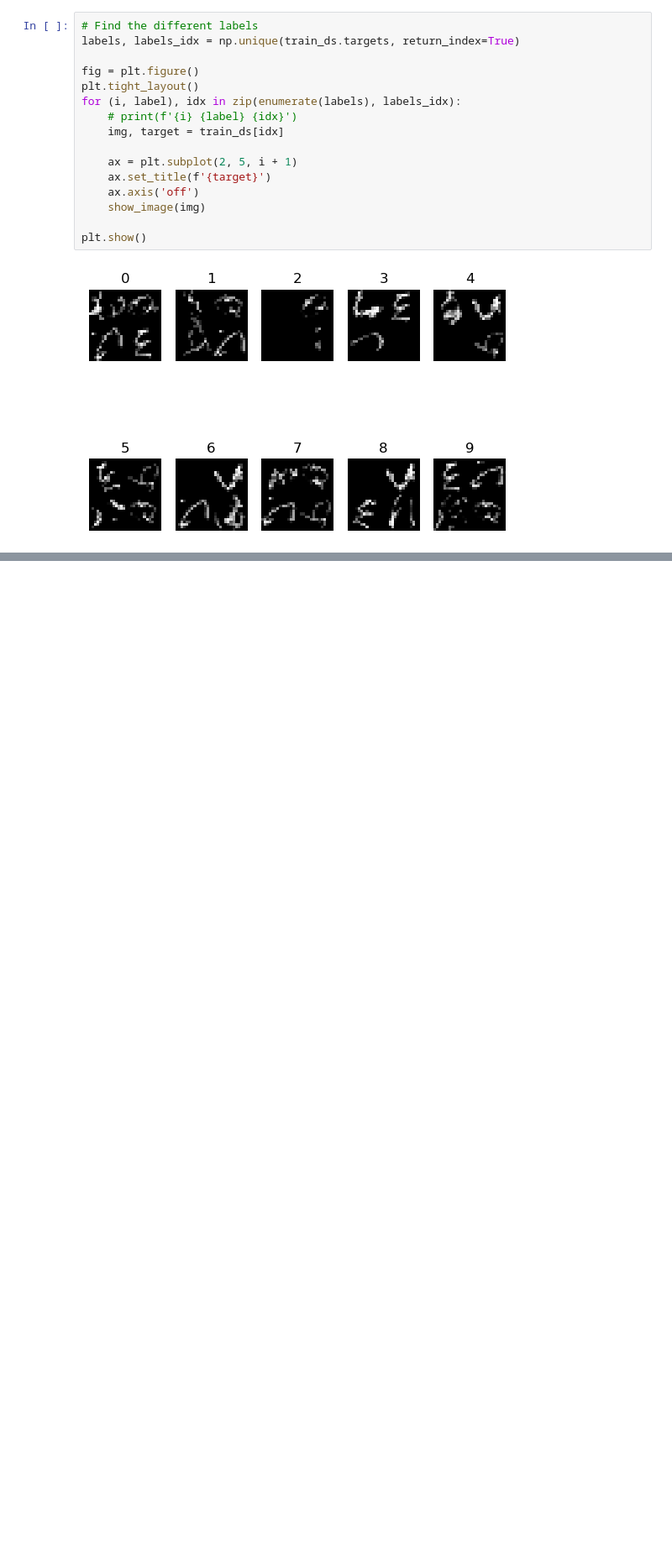
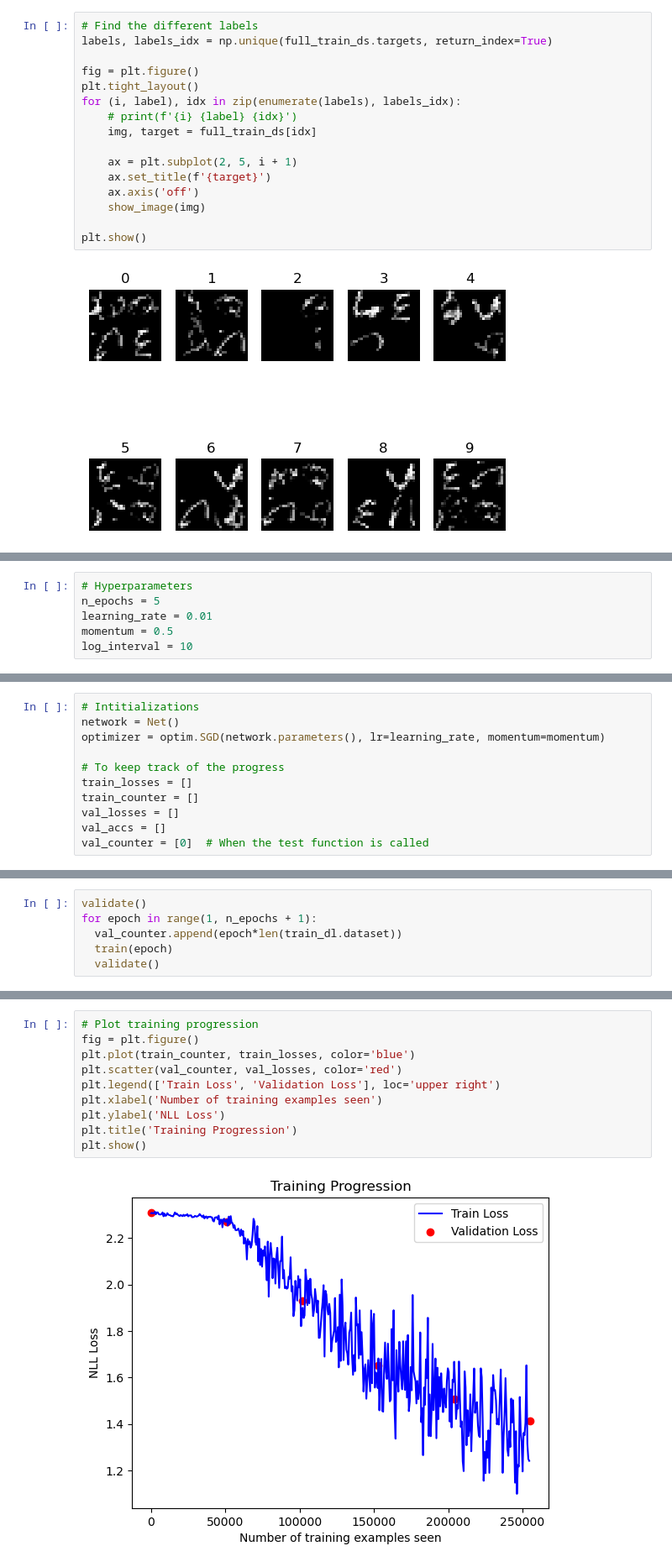
Before and after one commit to Syoris/ECSE-551, a Jupyter notebook: MP3/MP3_Charles.ipynb, the cells around one changed output, grey strips where cells are left out. Shown: that part at 84% size. Saved outputs shown, nothing was run; the diff lists cells and outputs as text; blank space fills up the shorter version.

```diff
--- a/MP3/MP3_Charles.ipynb
+++ b/MP3/MP3_Charles.ipynb
@@ -218,13 +248,13 @@ plt.show()
 [figure]
 # %%
 # Find the different labels
-labels, labels_idx = np.unique(train_ds.targets, return_index=True)
+labels, labels_idx = np.unique(full_train_ds.targets, return_index=True)
 
 fig = plt.figure()
 plt.tight_layout()
 for (i, label), idx in zip(enumerate(labels), labels_idx):
     # print(f'{i} {label} {idx}')
-    img, target = train_ds[idx]
+    img, target = full_train_ds[idx]
 
     ax = plt.subplot(2, 5, i + 1)
     ax.set_title(f'{target}')
@@ -251,0 +288,6 @@ for epoch in range(num_epochs):
+# %%
+# Hyperparameters
+n_epochs = 5
+learning_rate = 0.01
+momentum = 0.5
+log_interval = 10
@@ -251,0 +337,11 @@ for epoch in range(num_epochs):
+# %%
+# Intitializations
+network = Net()
+optimizer = optim.SGD(network.parameters(), lr=learning_rate, momentum=momentum)
+
+# To keep track of the progress
+train_losses = []
+train_counter = []
+val_losses = []
+val_accs = []
+val_counter = [0]  # When the test function is called
@@ -251,0 +391,6 @@ for epoch in range(num_epochs):
+# %%
+validate()
+for epoch in range(1, n_epochs + 1):
+  val_counter.append(epoch*len(train_dl.dataset))
+  train(epoch)
+  validate()
@@ -251,0 +415,12 @@ for epoch in range(num_epochs):
+# %%
+# Plot training progression
+fig = plt.figure()
+plt.plot(train_counter, train_losses, color='blue')
+plt.scatter(val_counter, val_losses, color='red')
+plt.legend(['Train Loss', 'Validation Loss'], loc='upper right')
+plt.xlabel('Number of training examples seen')
+plt.ylabel('NLL Loss')
+plt.title('Training Progression')
+plt.show()
+# %% [output]
+[figure, added]
```
Also changed, not shown: parts of 9 cells of this notebook, 4 other files.
